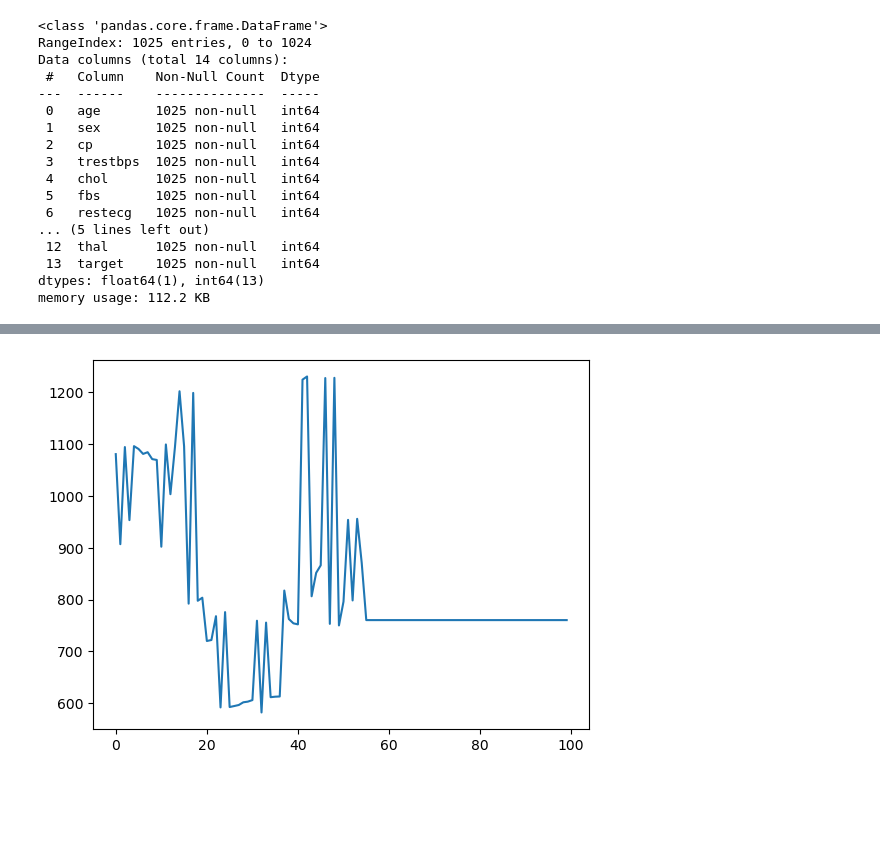
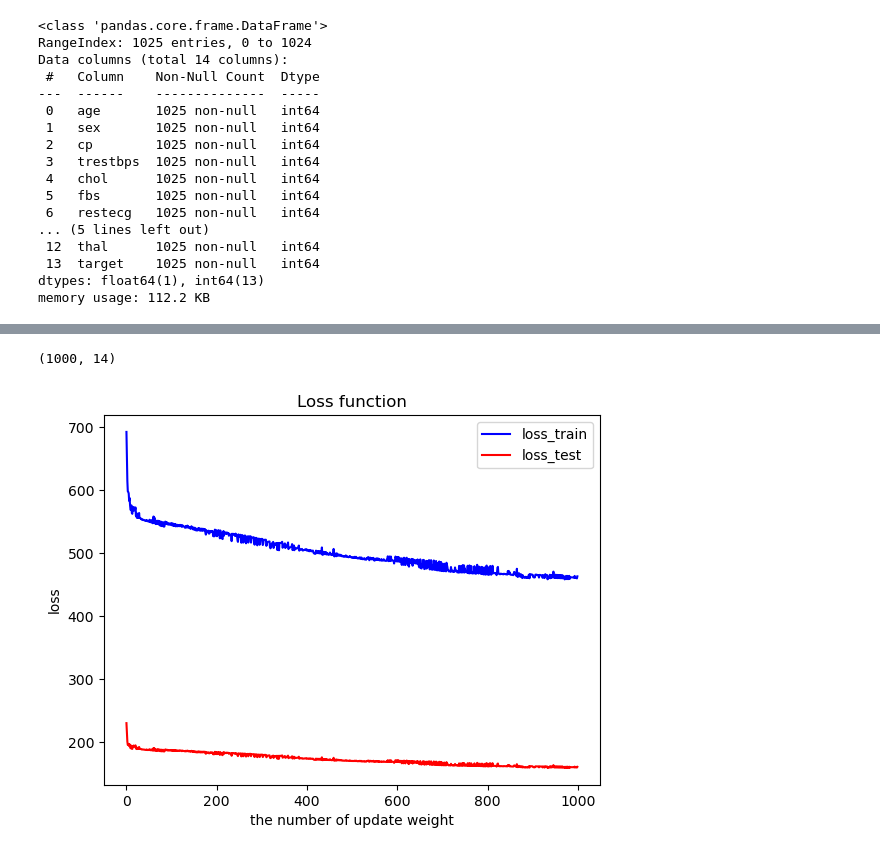
Before and after one commit to OatKID/MLProject, a Jupyter notebook: main.ipynb, the cells around one changed output, grey strips where cells are left out. Saved outputs shown, nothing was run; the diff lists cells and outputs as text; code cells hidden in the pictures; blank space fills up the shorter version.

Commit message:
compute loss for making graph

```diff
--- a/main.ipynb
+++ b/main.ipynb
@@ -120,5 +131,5 @@ class SVM:
 # %%
-model = SVM(c=50, learning_rate=0.01)
+model = SVM(learning_rate=0.000001)
 model.fit(features_train, labels_train)
 print(model.weight)
 # %% [output]
@@ -136,8 +151,19 @@ model.score(features_train, labels_train)
-# %%
-plt.plot(model.array_loss)
-plt.show()
-# %% [output]
-[figure, removed]
+# %%
+model.array_weight.shape
+# %% [output]
+(1000, 14)
+# %%
+# plot that is loss training data
+plt.plot(model.get_array_loss(features_train, labels_train), color="b", label = "loss_train")
+# plot that is loss test data
+plt.plot(model.get_array_loss(features_test, labels_test), color="r", label = "loss_test")
+plt.ylabel("loss")
+plt.xlabel("the number of update weight")
+plt.title("Loss function")
+plt.legend()
+plt.show()
+# %% [output]
+[figure, added]
 # %%
 # Model Selection
 class ModelSelection:
```
Also changed, not shown: parts of 9 cells of this notebook.
